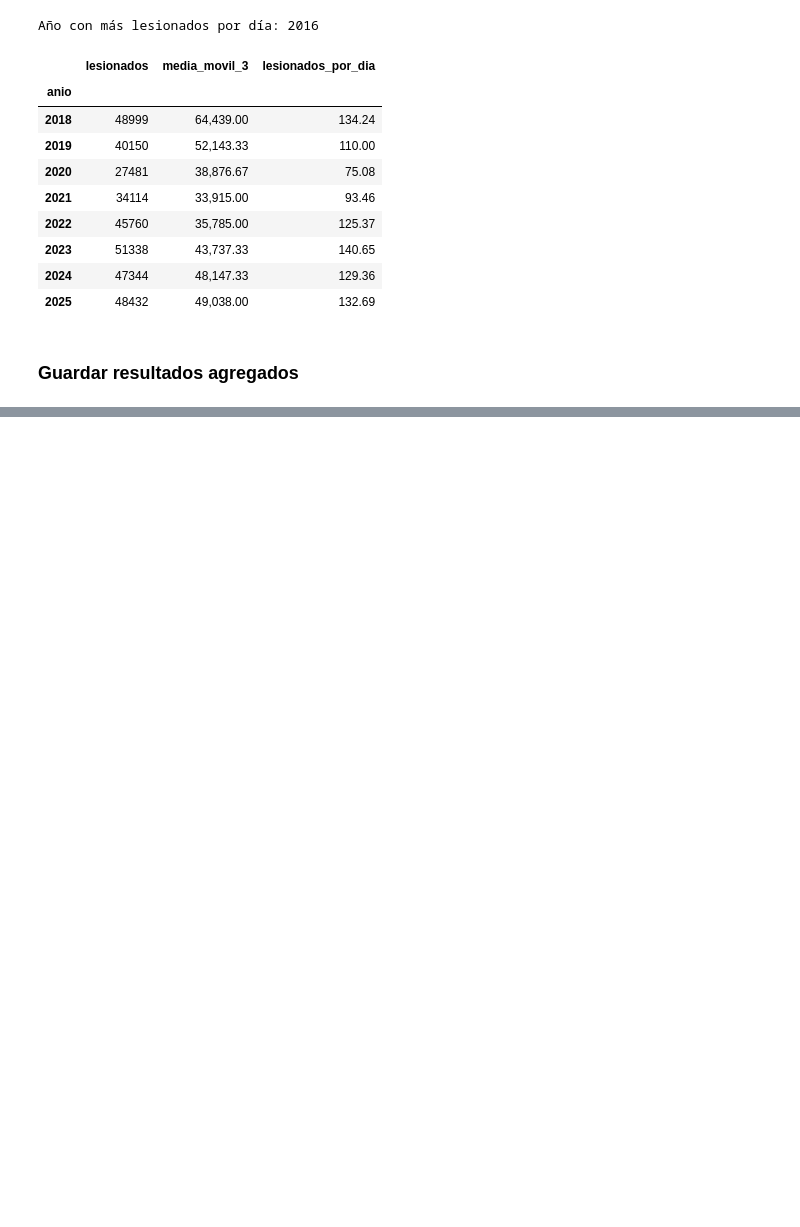
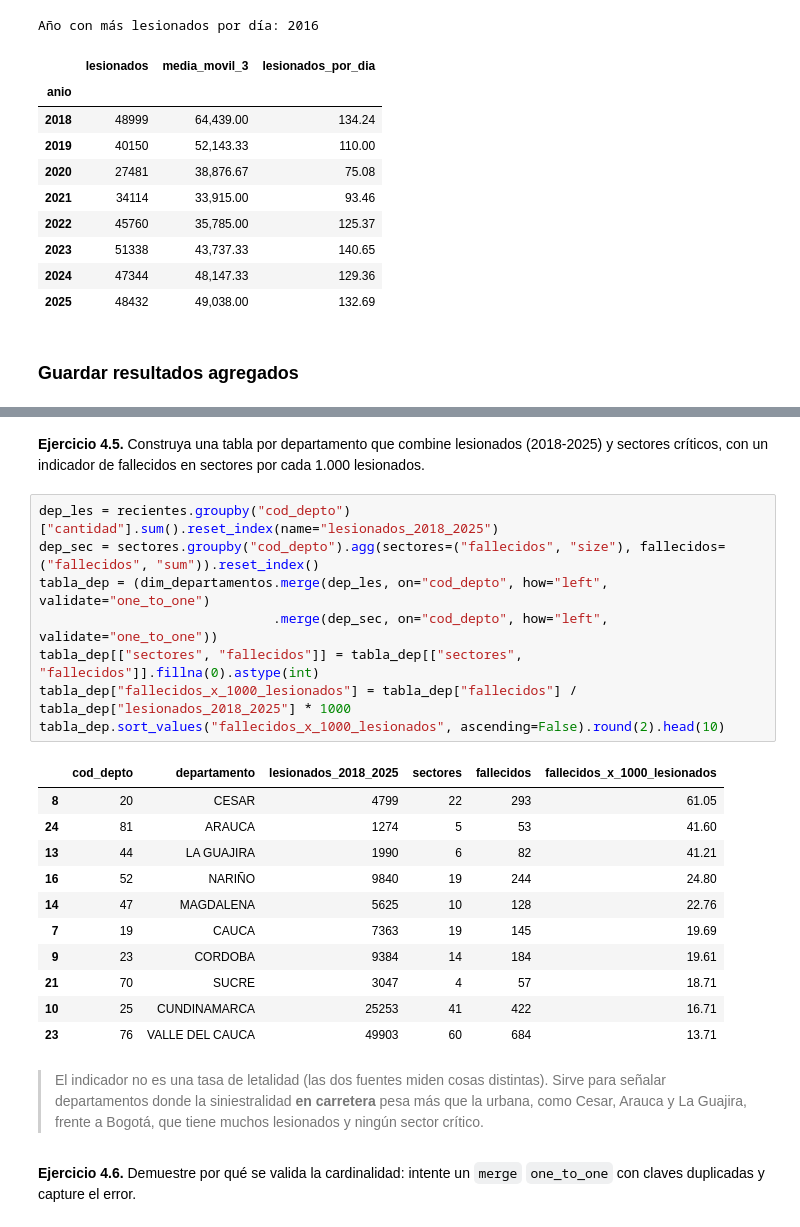
Before and after one commit to carlosantiz94-prog/siniestralidad-vial-ds, a Jupyter notebook: notebooks/pandas_labs.ipynb, the cells around one changed output, grey strips where cells are left out. Drawn from its saved outputs; the diff is of its cells as text; blank space fills up the shorter version.

```diff
--- a/notebooks/pandas_labs.ipynb
+++ b/notebooks/pandas_labs.ipynb
@@ -884,0 +1144,26 @@ sorted(p.name for p in PROCESSED.glob("*.csv"))
+# %% [markdown]
+**Ejercicio 4.5.** Construya una tabla por departamento que combine lesionados (2018-2025) y sectores críticos, con un indicador de fallecidos en sectores por cada 1.000 lesionados.
+# %%
+dep_les = recientes.groupby("cod_depto")["cantidad"].sum().reset_index(name="lesionados_2018_2025")
+dep_sec = sectores.groupby("cod_depto").agg(sectores=("fallecidos", "size"), fallecidos=("fallecidos", "sum")).reset_index()
+tabla_dep = (dim_departamentos.merge(dep_les, on="cod_depto", how="left", validate="one_to_one")
+                              .merge(dep_sec, on="cod_depto", how="left", validate="one_to_one"))
+tabla_dep[["sectores", "fallecidos"]] = tabla_dep[["sectores", "fallecidos"]].fillna(0).astype(int)
+tabla_dep["fallecidos_x_1000_lesionados"] = tabla_dep["fallecidos"] / tabla_dep["lesionados_2018_2025"] * 1000
+tabla_dep.sort_values("fallecidos_x_1000_lesionados", ascending=False).round(2).head(10)
+# %% [output]
+|  | cod_depto | departamento | lesionados_2018_2025 | sectores | fallecidos | fallecidos_x_1000_lesionados |
+| 8 | 20 | CESAR | 4799 | 22 | 293 | 61.05 |
+| 24 | 81 | ARAUCA | 1274 | 5 | 53 | 41.60 |
+| 13 | 44 | LA GUAJIRA | 1990 | 6 | 82 | 41.21 |
+| 16 | 52 | NARIÑO | 9840 | 19 | 244 | 24.80 |
+| 14 | 47 | MAGDALENA | 5625 | 10 | 128 | 22.76 |
+| 7 | 19 | CAUCA | 7363 | 19 | 145 | 19.69 |
+| 9 | 23 | CORDOBA | 9384 | 14 | 184 | 19.61 |
+| 21 | 70 | SUCRE | 3047 | 4 | 57 | 18.71 |
+| 10 | 25 | CUNDINAMARCA | 25253 | 41 | 422 | 16.71 |
+| 23 | 76 | VALLE DEL CAUCA | 49903 | 60 | 684 | 13.71 |
+# %% [markdown]
+> El indicador no es una tasa de letalidad (las dos fuentes miden cosas distintas). Sirve para señalar departamentos donde la siniestralidad **en carretera** pesa más que la urbana, como Cesar, Arauca y La Guajira, frente a Bogotá, que tiene muchos lesionados y ningún sector crítico.
+# %% [markdown]
+**Ejercicio 4.6.** Demuestre por qué se valida la cardinalidad: intente un `merge` `one_to_one` con claves duplicadas y capture el error.
```
Also changed, not shown: parts of 34 cells of this notebook, 3 other files.
